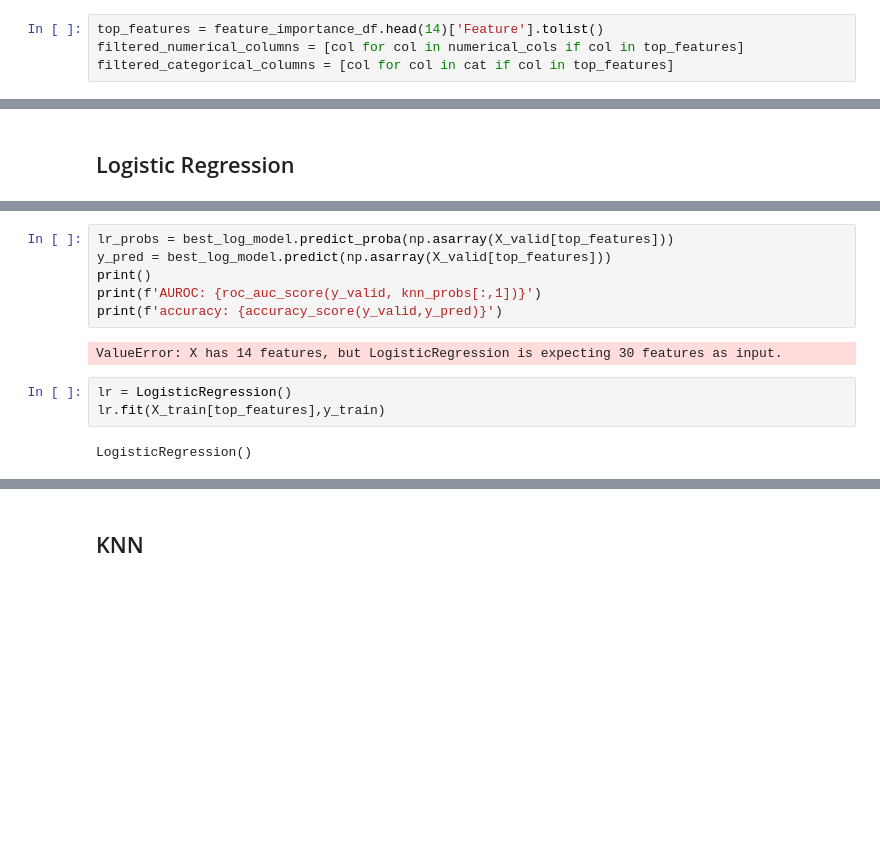
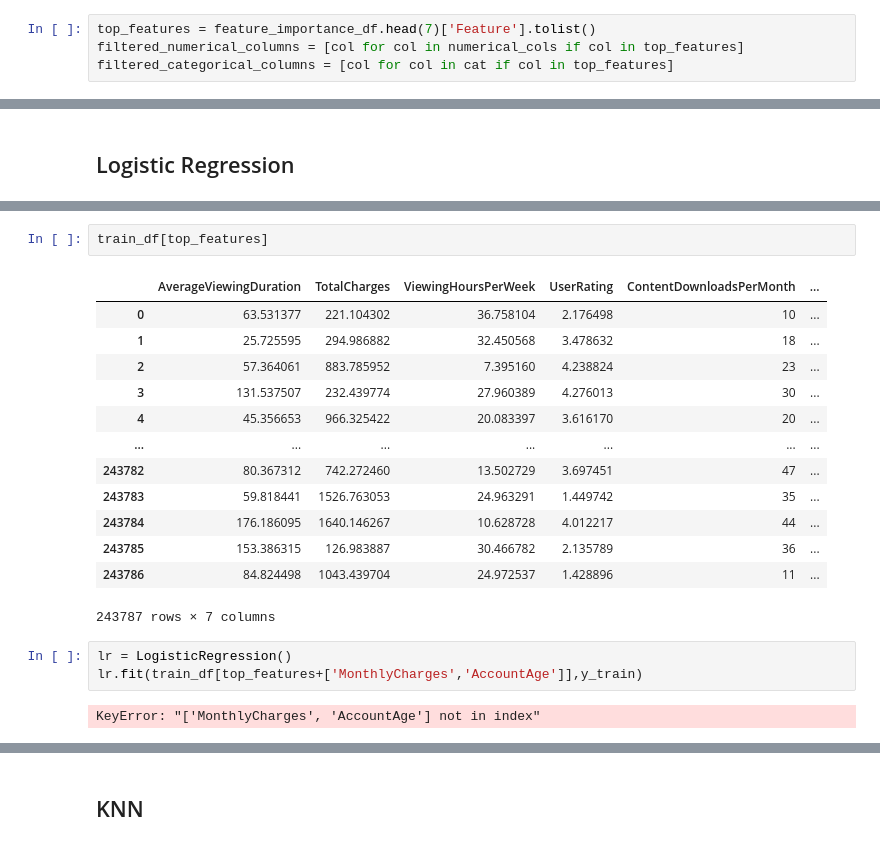
Before and after one commit to laksath/churn_prediction, a Jupyter notebook: ChurnPrediction.ipynb, the cells around one changed output, grey strips where cells are left out. Saved outputs shown, nothing was run; the diff lists cells and outputs as text; blank space fills up the shorter version.

```diff
--- a/ChurnPrediction.ipynb
+++ b/ChurnPrediction.ipynb
@@ -794,4 +778,4 @@ from sklearn.metrics import accuracy_score
 # %%
-top_features = feature_importance_df.head(14)['Feature'].tolist()
+top_features = feature_importance_df.head(7)['Feature'].tolist()
 filtered_numerical_columns = [col for col in numerical_cols if col in top_features]
 filtered_categorical_columns = [col for col in cat if col in top_features]
@@ -896,13 +978,21 @@ weighted avg       0.78      0.82      0.75     48758
-# %%
-lr_probs = best_log_model.predict_proba(np.asarray(X_valid[top_features]))
-y_pred = best_log_model.predict(np.asarray(X_valid[top_features]))
-print()
-print(f'AUROC: {roc_auc_score(y_valid, knn_probs[:,1])}')
-print(f'accuracy: {accuracy_score(y_valid,y_pred)}')
-# %% [output]
-ValueError: X has 14 features, but LogisticRegression is expecting 30 features as input.
+# %%
+train_df[top_features]
+# %% [output]
+|  | AverageViewingDuration | TotalCharges | ViewingHoursPerWeek | UserRating | ContentDownloadsPerMonth | ... |
+| 0 | 63.531377 | 221.104302 | 36.758104 | 2.176498 | 10 | ... |
+| 1 | 25.725595 | 294.986882 | 32.450568 | 3.478632 | 18 | ... |
+| 2 | 57.364061 | 883.785952 | 7.395160 | 4.238824 | 23 | ... |
+| 3 | 131.537507 | 232.439774 | 27.960389 | 4.276013 | 30 | ... |
+| 4 | 45.356653 | 966.325422 | 20.083397 | 3.616170 | 20 | ... |
+| ... | ... | ... | ... | ... | ... | ... |
+| 243782 | 80.367312 | 742.272460 | 13.502729 | 3.697451 | 47 | ... |
+| 243783 | 59.818441 | 1526.763053 | 24.963291 | 1.449742 | 35 | ... |
+| 243784 | 176.186095 | 1640.146267 | 10.628728 | 4.012217 | 44 | ... |
+| 243785 | 153.386315 | 126.983887 | 30.466782 | 2.135789 | 36 | ... |
+| 243786 | 84.824498 | 1043.439704 | 24.972537 | 1.428896 | 11 | ... |
+243787 rows × 7 columns
 # %%
 lr = LogisticRegression()
-lr.fit(X_train[top_features],y_train)
+lr.fit(train_df[top_features+['MonthlyCharges','AccountAge']],y_train)
 # %% [output]
-LogisticRegression()
+KeyError: "['MonthlyCharges', 'AccountAge'] not in index"
```
Also changed, not shown: parts of 46 cells of this notebook.
